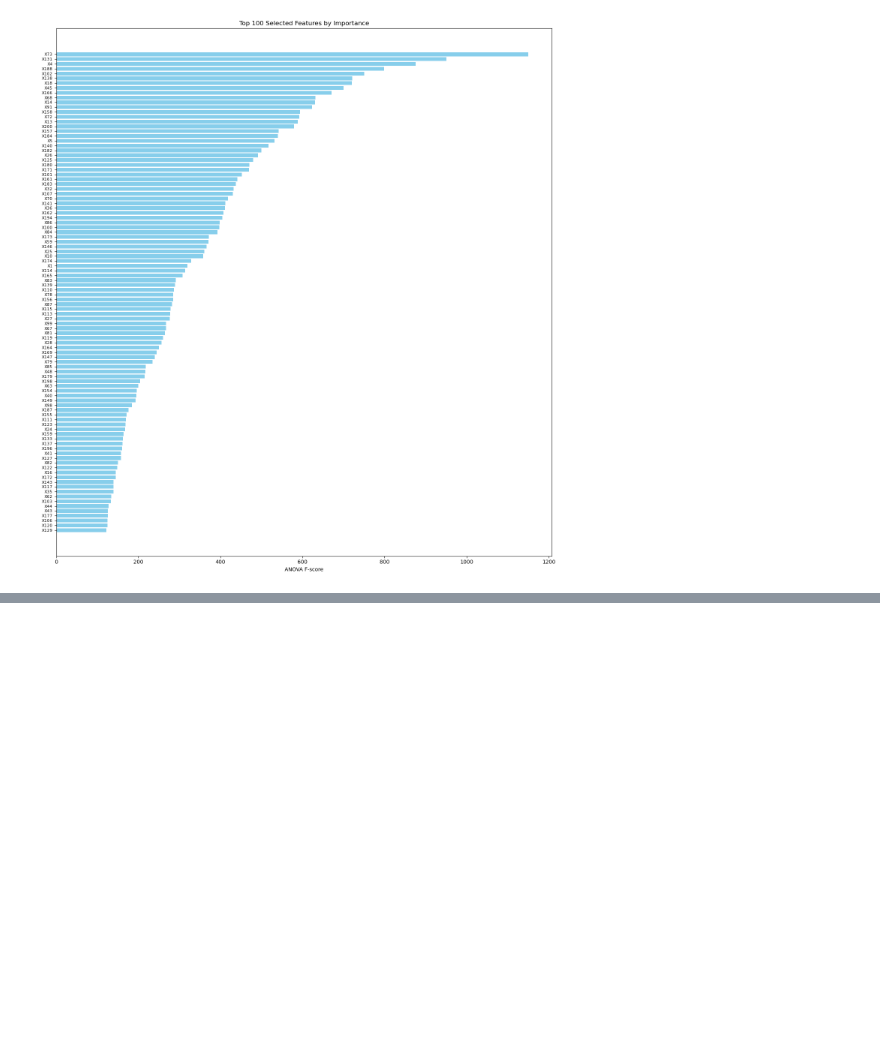
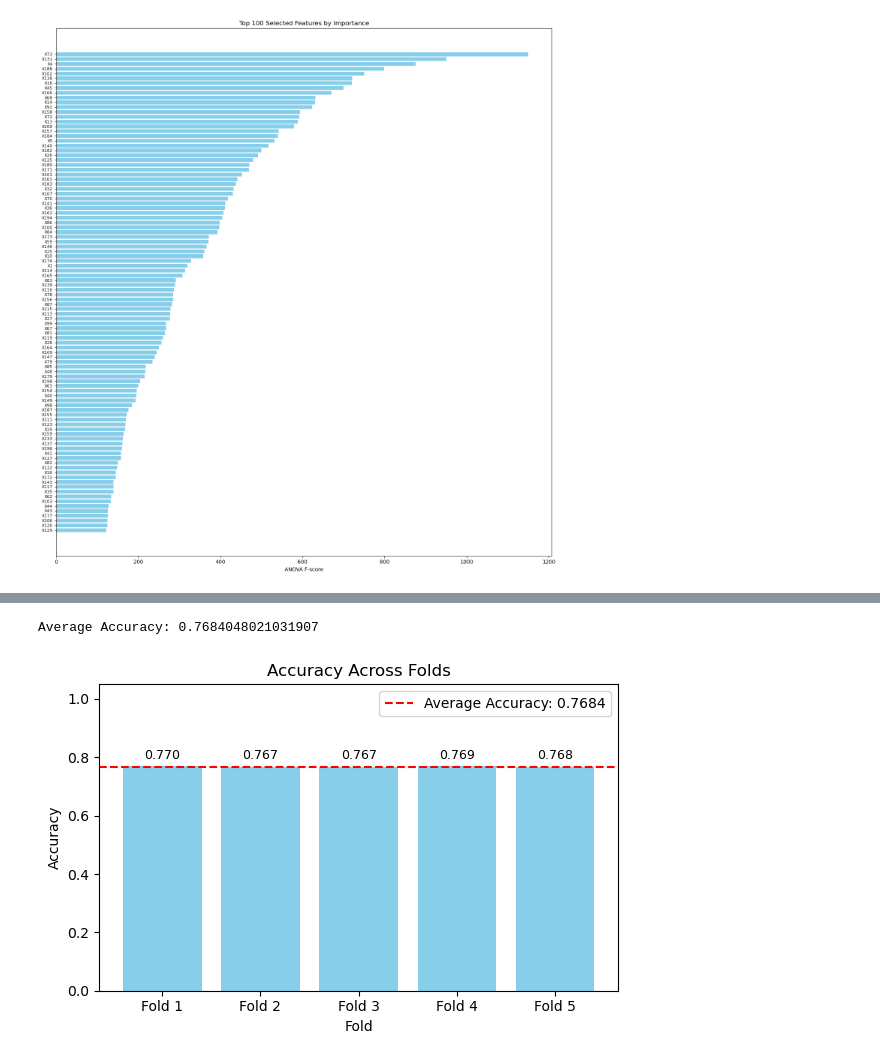
Before and after one commit to tkavi/Credit_Card_Fraud_Detection, a Jupyter notebook: CC_Fraud_LogisticReg.ipynb, the cells around one changed output, grey strips where cells are left out. Saved outputs shown, nothing was run; the diff lists cells and outputs as text; code cells hidden in the pictures; blank space fills up the shorter version.

```diff
--- a/CC_Fraud_LogisticReg.ipynb
+++ b/CC_Fraud_LogisticReg.ipynb
@@ -210,19 +179,26 @@ Fold 4 - y_pred label counts: [22722  9277]
 # %%
 # calculating average accuracy across folds
 avg_accuracy = np.mean(accuracies)
 print("Average Accuracy:", avg_accuracy)
 
 # bar plot of average accuracy across folds
 fig, ax = plt.subplots(figsize=(6, 4))
 ax.bar(range(len(accuracies)), accuracies, color='skyblue')
 ax.set_title('Accuracy Across Folds')
 ax.set_xlabel('Fold')
 ax.set_ylabel('Accuracy')
 ax.set_xticks(range(len(accuracies)))
 ax.set_xticklabels([f'Fold {i+1}' for i in range(len(accuracies))])
+ax.set_ylim(0, 1.05)
 ax.axhline(y=avg_accuracy, color='r', linestyle='--', label=f'Average Accuracy: {avg_accuracy:.4f}')
+# Annotate bars with accuracy values
+for i, val in enumerate(accuracies):
+    ax.text(i, val + 0.015, f'{val:.3f}', ha='center', va='bottom', fontsize=9)
 ax.legend()
 
 plt.tight_layout()
 plt.show()
+# %% [output]
+Average Accuracy: 0.7684048021031907
+[figure, added]
 # %%
```
Also changed, not shown: parts of 13 cells of this notebook.
